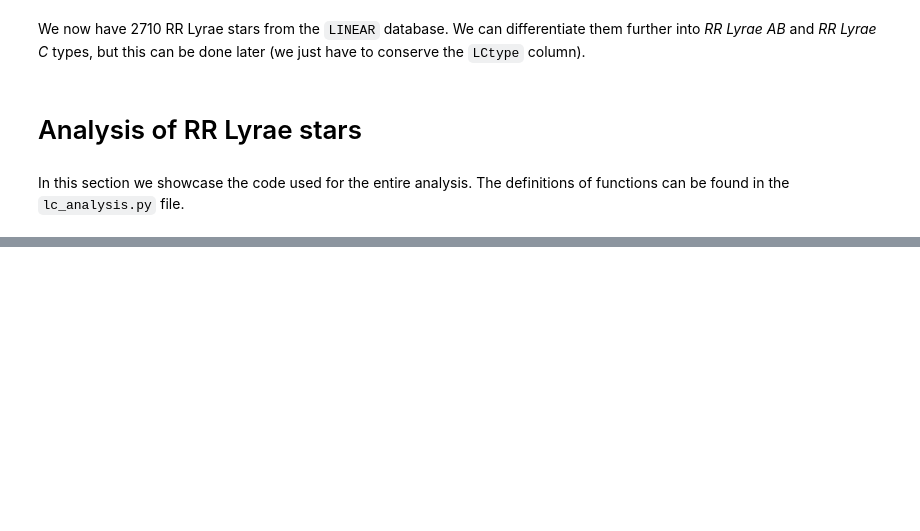
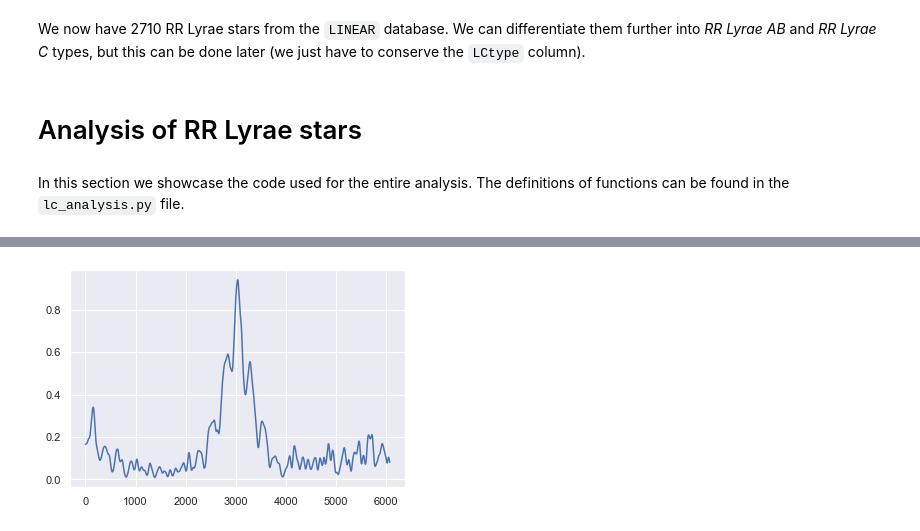
Before and after one commit to emadonev/var_stars, a Jupyter notebook: nbs/03_Analyzing_RR_Lyrae.ipynb, the cells around one changed output, grey strips where cells are left out. Saved outputs shown, nothing was run; the diff lists cells and outputs as text; code cells hidden in the pictures; blank space fills up the shorter version.

```diff
--- a/nbs/03_Analyzing_RR_Lyrae.ipynb
+++ b/nbs/03_Analyzing_RR_Lyrae.ipynb
@@ -254,0 +339,5 @@ for n, i in enumerate(tqdm(range(len(Lids)))):
+# %%
+plt.plot(p)
+plt.show()
+# %% [output]
+[figure, added]
```
Also changed, not shown: parts of 30 cells of this notebook, 2 other files.
